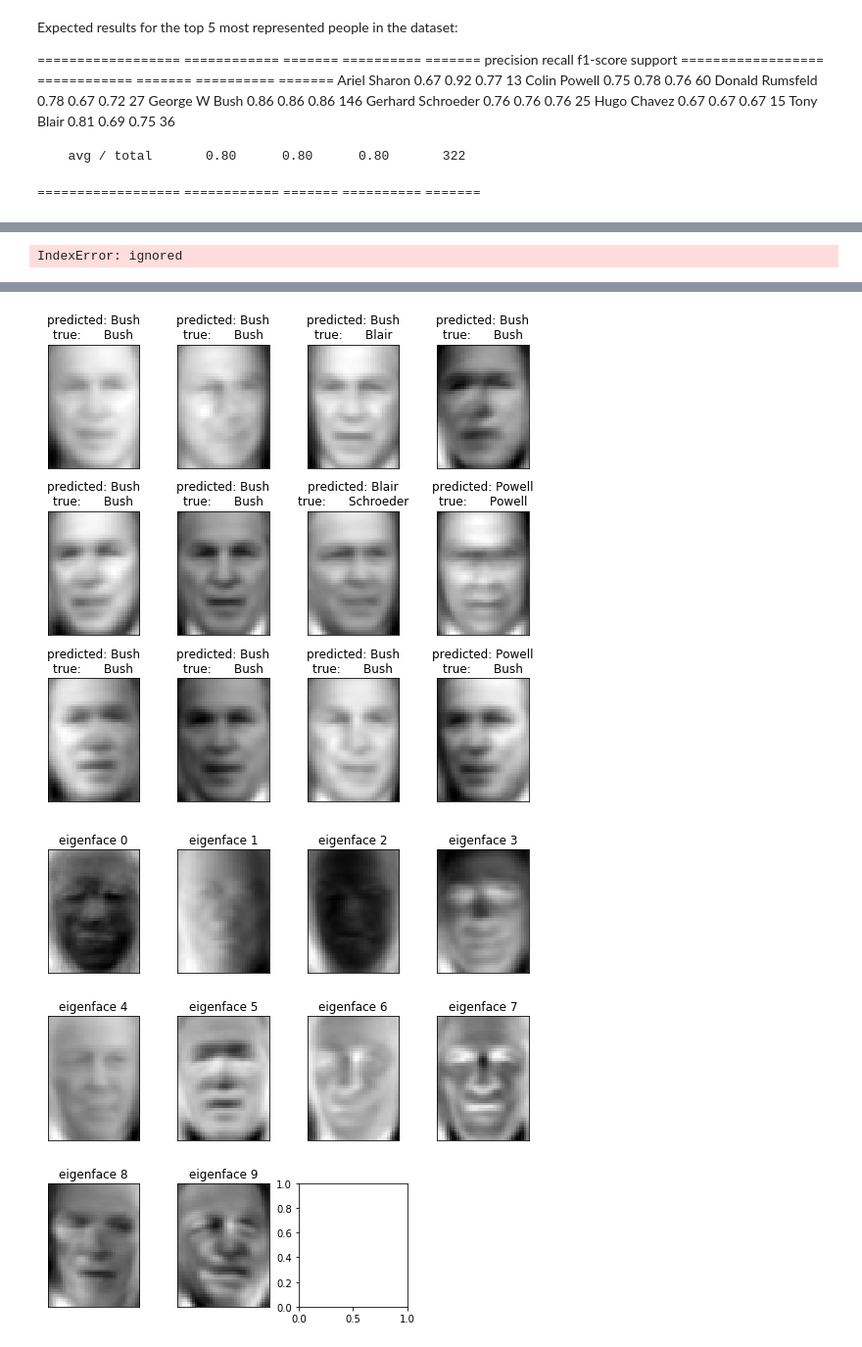
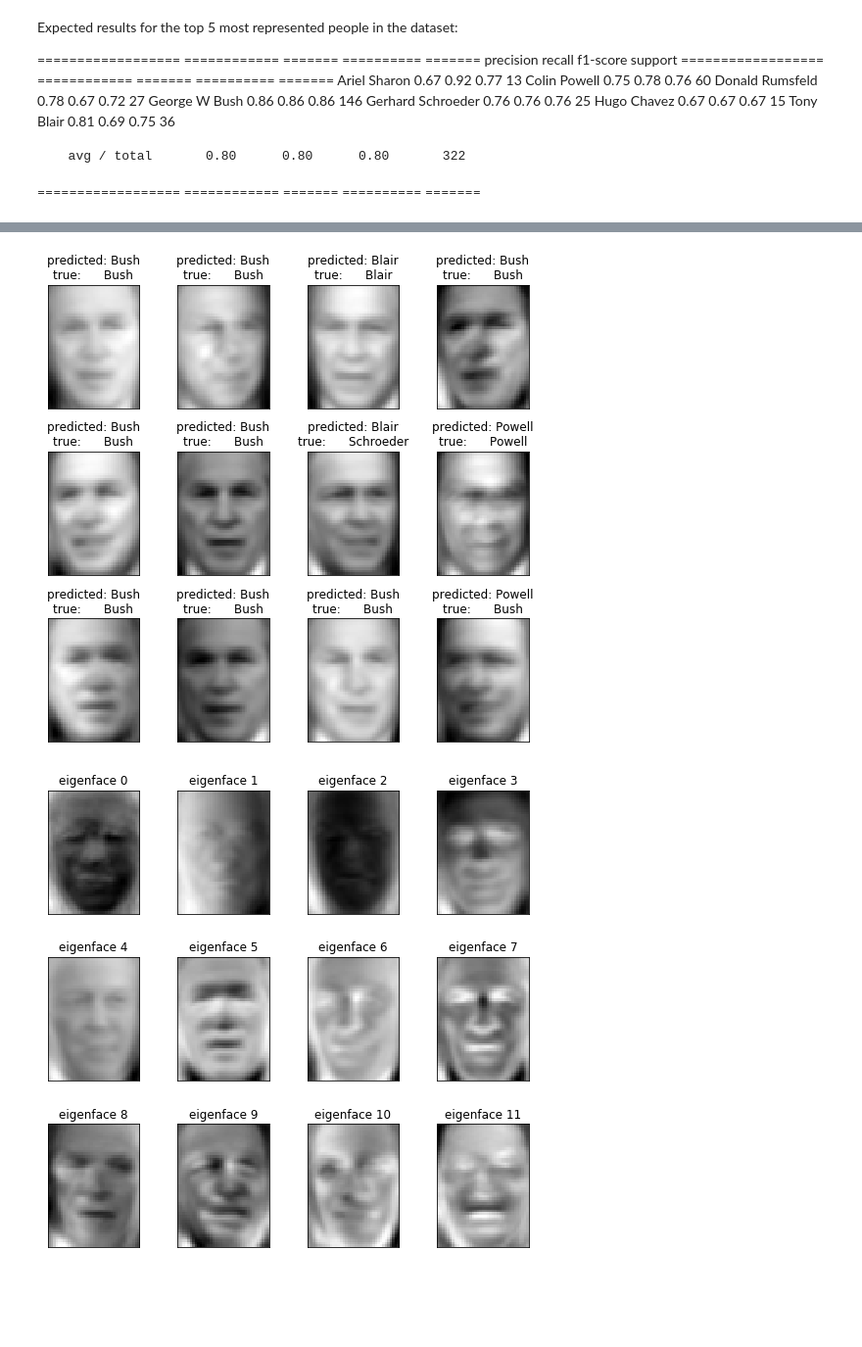
Before and after one commit to marcinwolter/ANOVA_2019, a Jupyter notebook: plot_face_recognition.ipynb, the cells around one changed output, grey strips where cells are left out. Shown at 98% size. Saved outputs shown, nothing was run; the diff lists cells and outputs as text; code cells hidden in the pictures; blank space fills up the shorter version.

```diff
--- a/plot_face_recognition.ipynb
+++ b/plot_face_recognition.ipynb
@@ -88,7 +88,7 @@ X_train, X_test, y_train, y_test = train_test_split(
 # #############################################################################
 # Compute a PCA (eigenfaces) on the face dataset (treated as unlabeled
 # dataset): unsupervised feature extraction / dimensionality reduction
-n_components = 10
+n_components = 12
 
 print("Extracting the top %d eigenfaces from %d faces"
       % (n_components, X_train.shape[0]))
@@ -193,4 +193,3 @@ Predicting people's names on the test set
-IndexError: ignored
 [figure]
 [figure]
-[figure, old version]
+[figure, new version]
```
Also changed, not shown: parts of 1 cell of this notebook.
